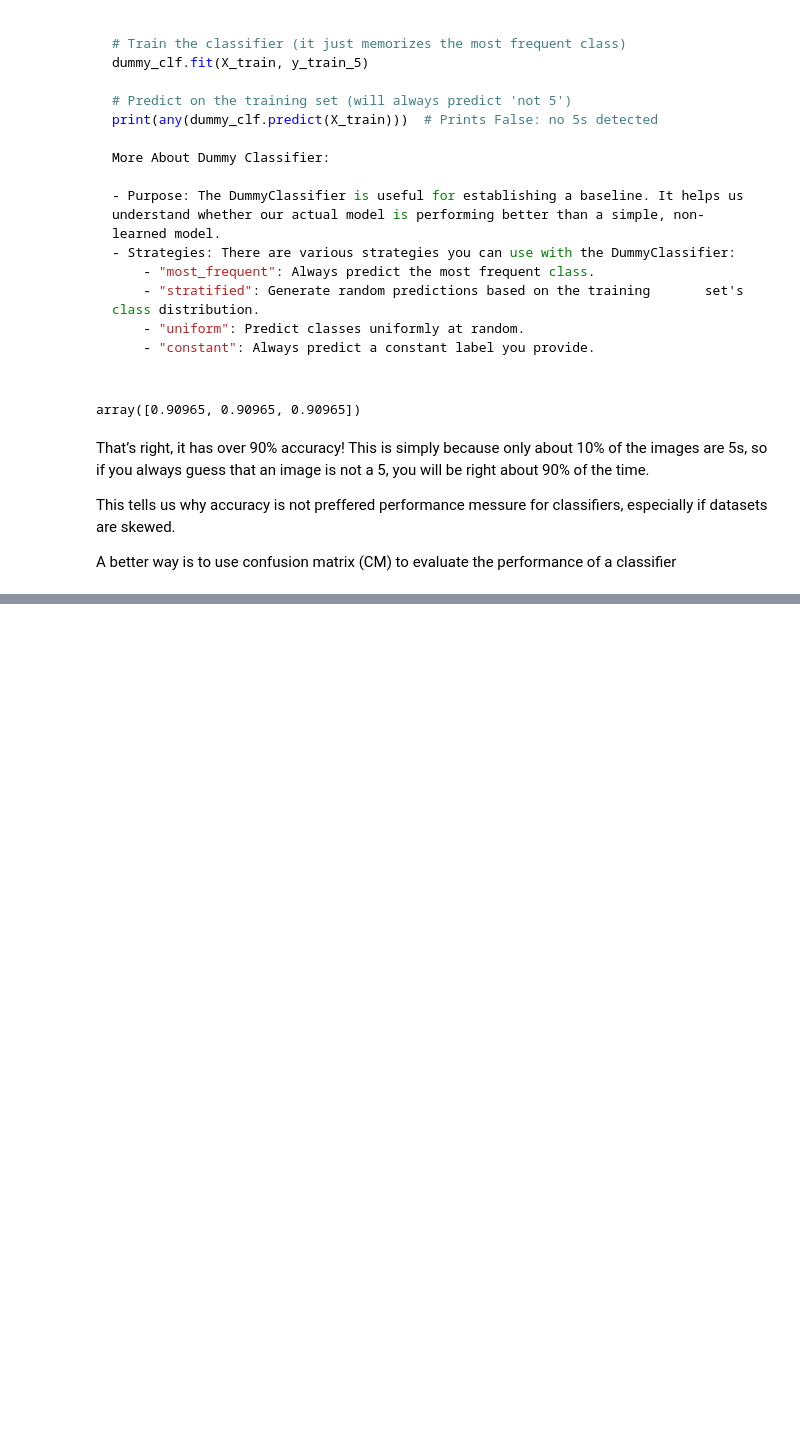
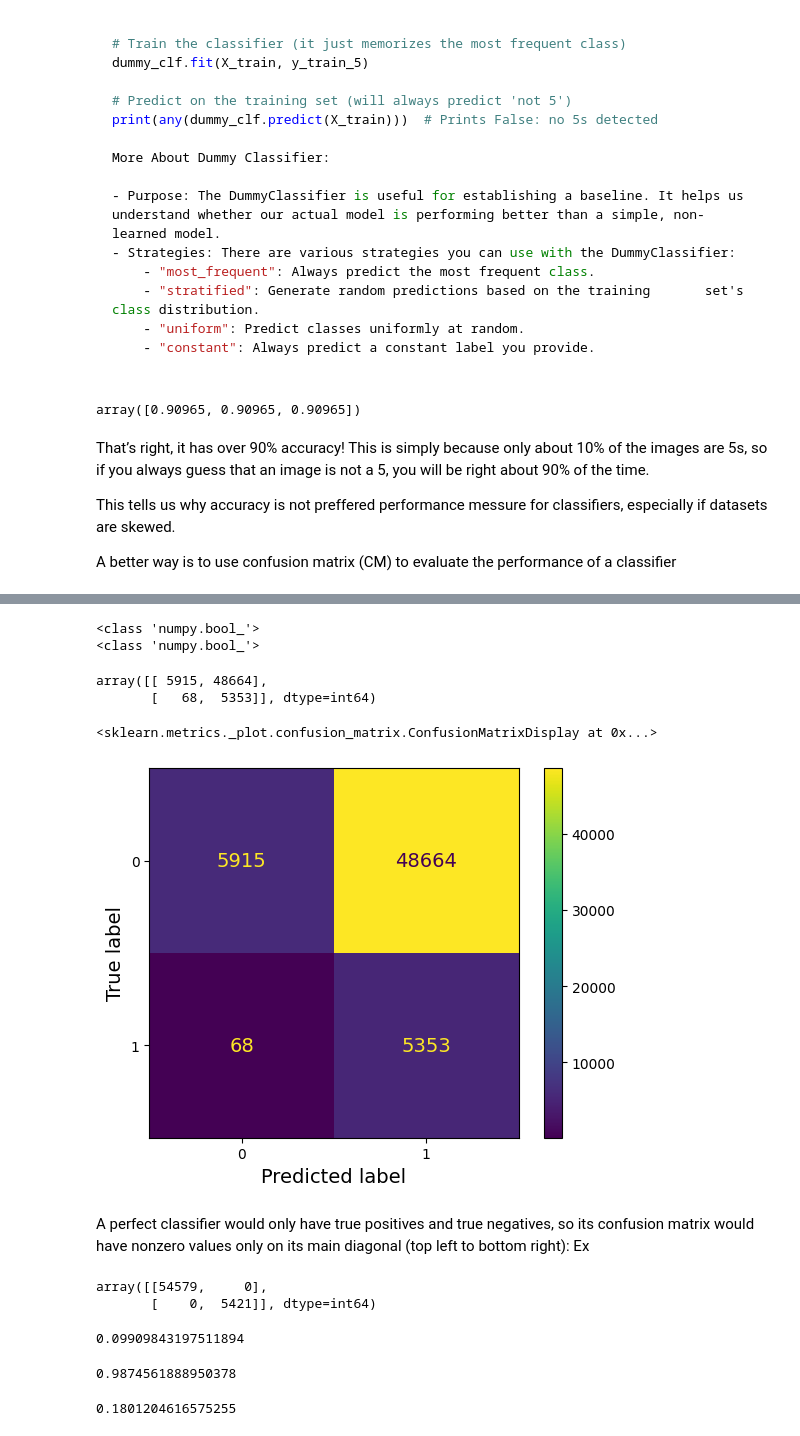
Before and after one commit to integral05/Hands_On_Machine_Learning_with_Scikit_Learn-_Keras-_and_Tensorflow, a Jupyter notebook: Chapter 3/chapter3.ipynb, the cells around one changed output, grey strips where cells are left out. Drawn from its saved outputs; the diff is of its cells as text; code cells hidden in the pictures; blank space fills up the shorter version.

Commit message:
Confusion Matrix

```diff
--- a/Chapter 3/chapter3.ipynb
+++ b/Chapter 3/chapter3.ipynb
@@ -221,0 +314,4 @@ A better way is to use confusion matrix (CM) to evaluate the performance of a cl
+# %%
+from sklearn.model_selection import cross_val_predict
+
+y_train_pred = cross_val_predict(sgd_clf, X_train, y_train, cv=3)
@@ -221,0 +337,46 @@ A better way is to use confusion matrix (CM) to evaluate the performance of a cl
+# %%
+## Extra code to change the type of y_train_pred from string to boolean
+y_train_pred = y_train_pred.astype(bool)
+
+print(type(y_train_5[3]))
+print(type(y_train_pred[3]))
+# %% [output]
+<class 'numpy.bool_'>
+<class 'numpy.bool_'>
+# %%
+from sklearn.metrics import confusion_matrix,ConfusionMatrixDisplay
+cm = confusion_matrix(y_train_5,y_train_pred)
+cm
+# %% [output]
+array([[ 5915, 48664],
+       [   68,  5353]], dtype=int64)
+# %%
+
+#Extra Code
+cmd = ConfusionMatrixDisplay(cm)  # To display the matrix in HeatMap form
+cmd.plot()
+# %% [output]
+<sklearn.metrics._plot.confusion_matrix.ConfusionMatrixDisplay at 0x...>
+[figure, added]
+# %% [markdown]
+ A perfect classifier would only have true positives and true negatives, so its confusion matrix would have nonzero values only on its main diagonal (top left to bottom right): Ex
+# %%
+y_train_perfect_predictions = y_train_5
+confusion_matrix(y_train_5,y_train_perfect_predictions)
+# %% [output]
+array([[54579,     0],
+       [    0,  5421]], dtype=int64)
+# %%
+from sklearn.metrics import precision_score, recall_score, f1_score
+
+precision_score(y_train_5,y_train_pred)
+# %% [output]
+0.09909843197511894
+# %%
+recall_score(y_train_5,y_train_pred)
+# %% [output]
+0.9874561888950378
+# %%
+f1_score(y_train_5,y_train_pred)
+# %% [output]
+0.1801204616575255
```
Also changed, not shown: parts of 6 cells of this notebook, 9 other files.
